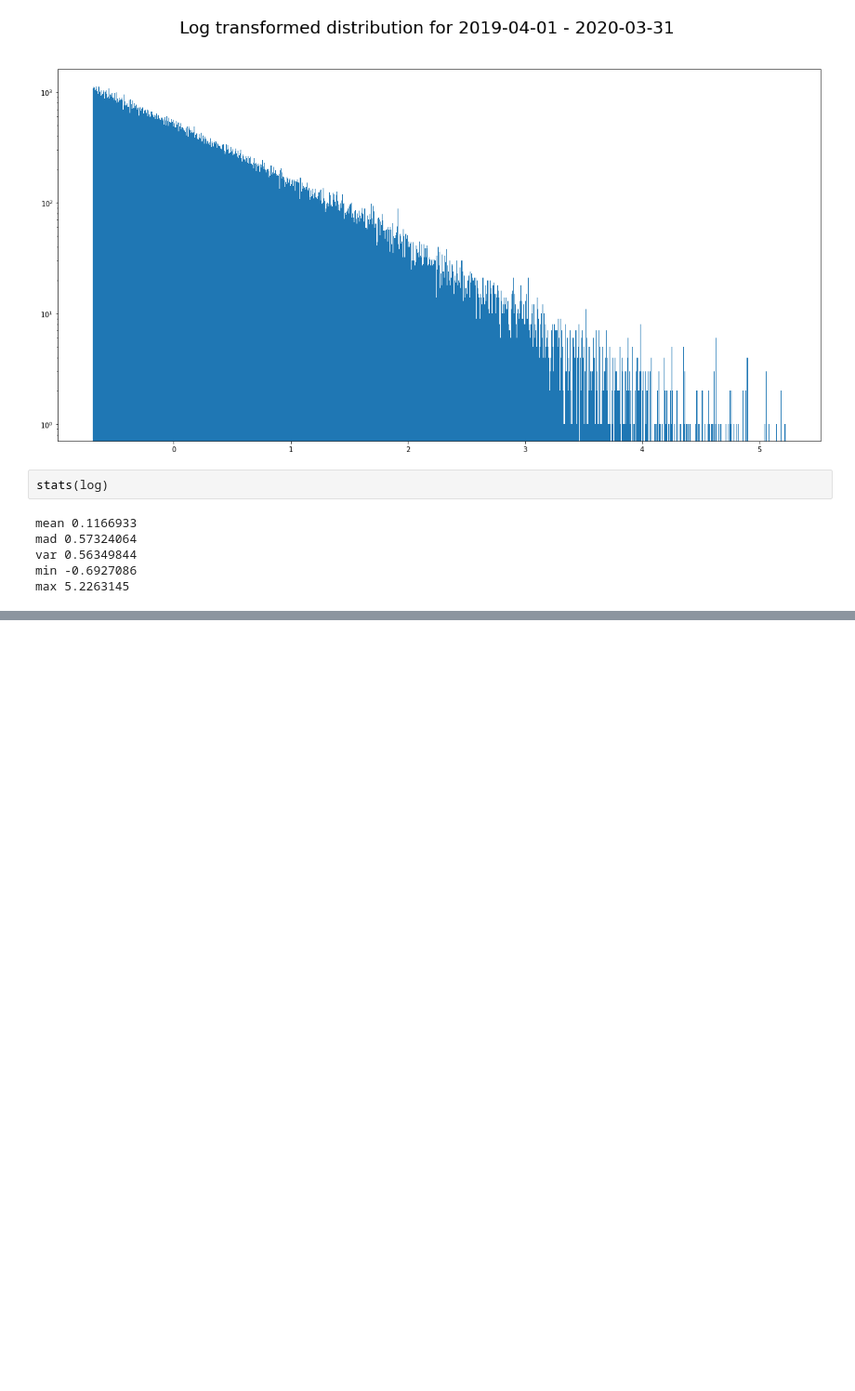
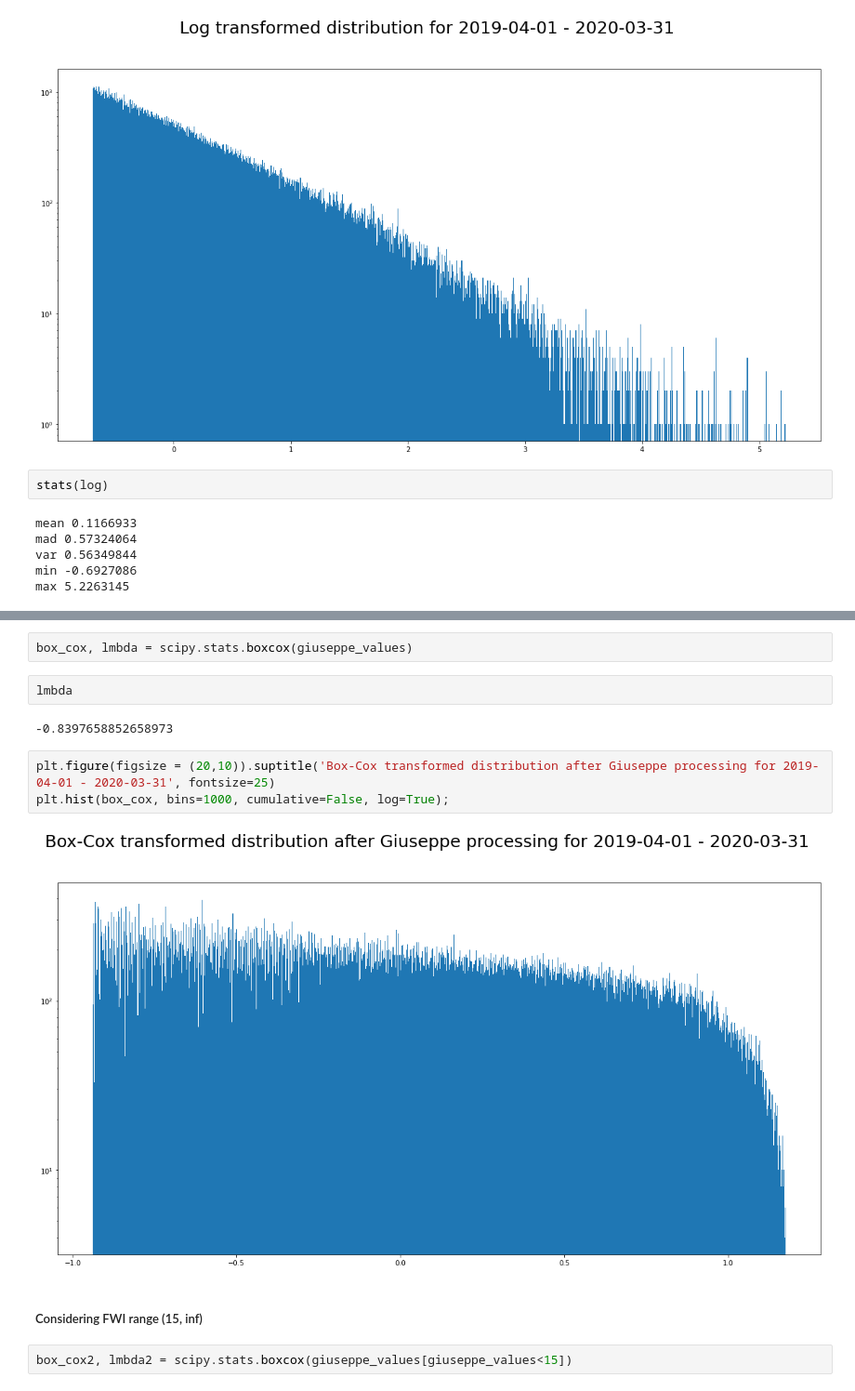
Before and after one commit to tejasvi/deepFWI, a Jupyter notebook: data/gfas_frp.ipynb, the cells around one changed output, grey strips where cells are left out. Shown at 93% size. Drawn from its saved outputs; the diff is of its cells as text; blank space fills up the shorter version.

```diff
--- a/data/gfas_frp.ipynb
+++ b/data/gfas_frp.ipynb
@@ -286,0 +385,15 @@ max 5.2263145
+# %%
+box_cox, lmbda = scipy.stats.boxcox(giuseppe_values)
+# %%
+lmbda
+# %% [output]
+-0.8397658852658973
+# %%
+plt.figure(figsize = (20,10)).suptitle('Box-Cox transformed distribution after Giuseppe processing for 2019-04-01 - 2020-03-31', fontsize=25)
+plt.hist(box_cox, bins=1000, cumulative=False, log=True);
+# %% [output]
+[figure, added]
+# %% [markdown]
+##### Considering FWI range (15, inf)
+# %%
+box_cox2, lmbda2 = scipy.stats.boxcox(giuseppe_values[giuseppe_values<15])
```
Also changed, not shown: parts of 38 cells of this notebook.
